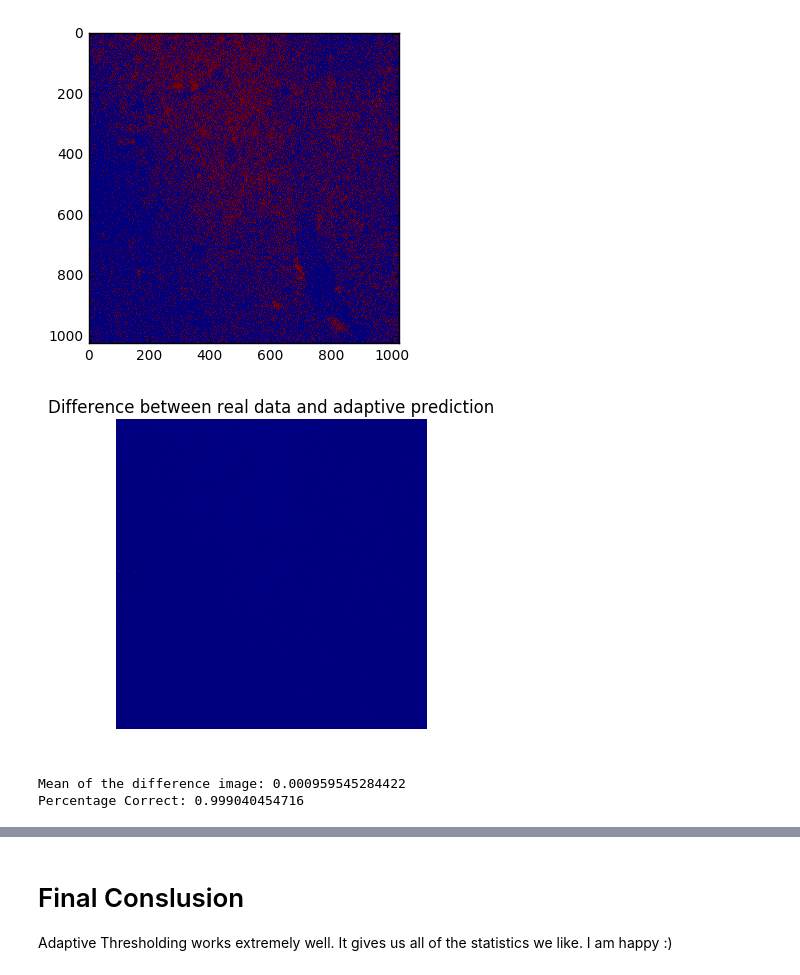
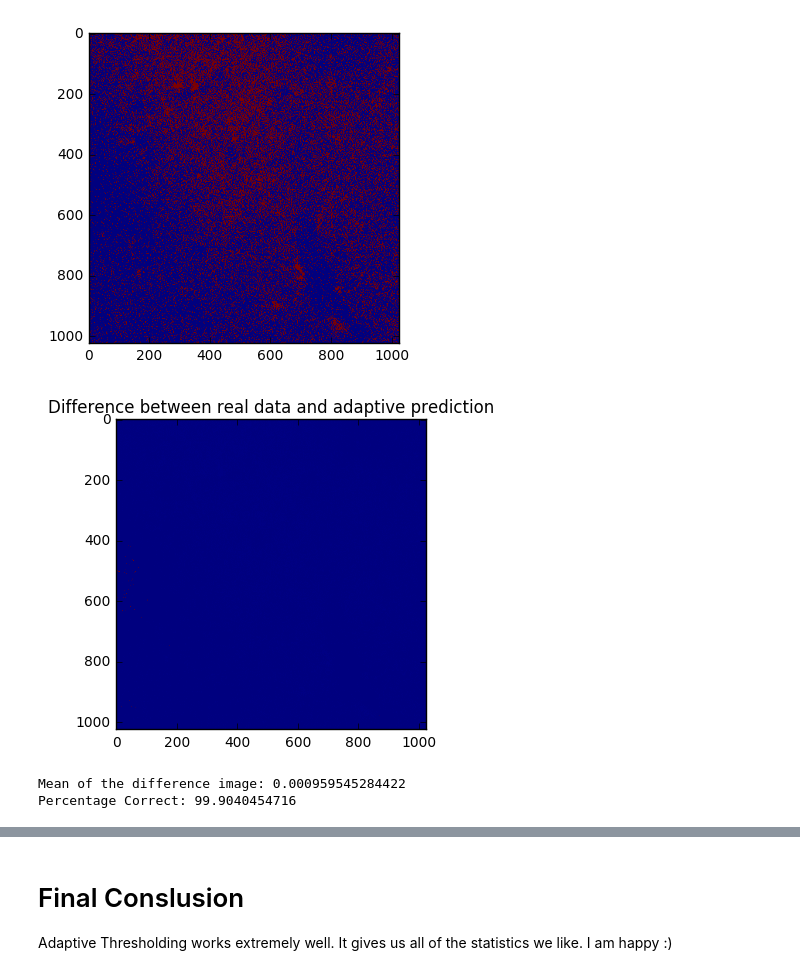
Before and after one commit to NeuroDataDesign/pan-synapse, a Jupyter notebook: background/AdaptiveThresholding_Algorithms.md.ipynb, the cells around one changed output, grey strips where cells are left out. Cells and saved outputs as stored; diff of their text form; code cells hidden in the pictures.

```diff
--- a/background/AdaptiveThresholding_Algorithms.md.ipynb
+++ b/background/AdaptiveThresholding_Algorithms.md.ipynb
@@ -349,5 +349,5 @@ plt.show()
 # %% [output]
 [figure]
 # %%
-realAdaptive = adaptiveThreshold(data0Sub, 64, 64, 5, 93)
+realAdaptive = adaptiveThreshold(data0Sub, 64, 64, 20, 93)
 # %%
@@ -370,14 +370,13 @@ plt.show()
 # %%
 adaptiveDifference = otsu - realAdaptive
 plt.imshow(adaptiveDifference[5])
 plt.title("Difference between real data and adaptive prediction")
-plt.axis('off')
 plt.show()
 mean = np.mean(adaptiveDifference)/65536
 print("Mean of the difference image: " + str(mean))
-print("Percentage Correct: " + str(1 - mean))
+print("Percentage Correct: " + str((1 - mean)*100))
 # %% [output]
-[figure, old version]
+[figure, new version]
 Mean of the difference image: 0.000959545284422
-Percentage Correct: 0.999040454716
+Percentage Correct: 99.9040454716
 # %%
```
Also changed, not shown: parts of 2 cells of this notebook, 7 other files.
